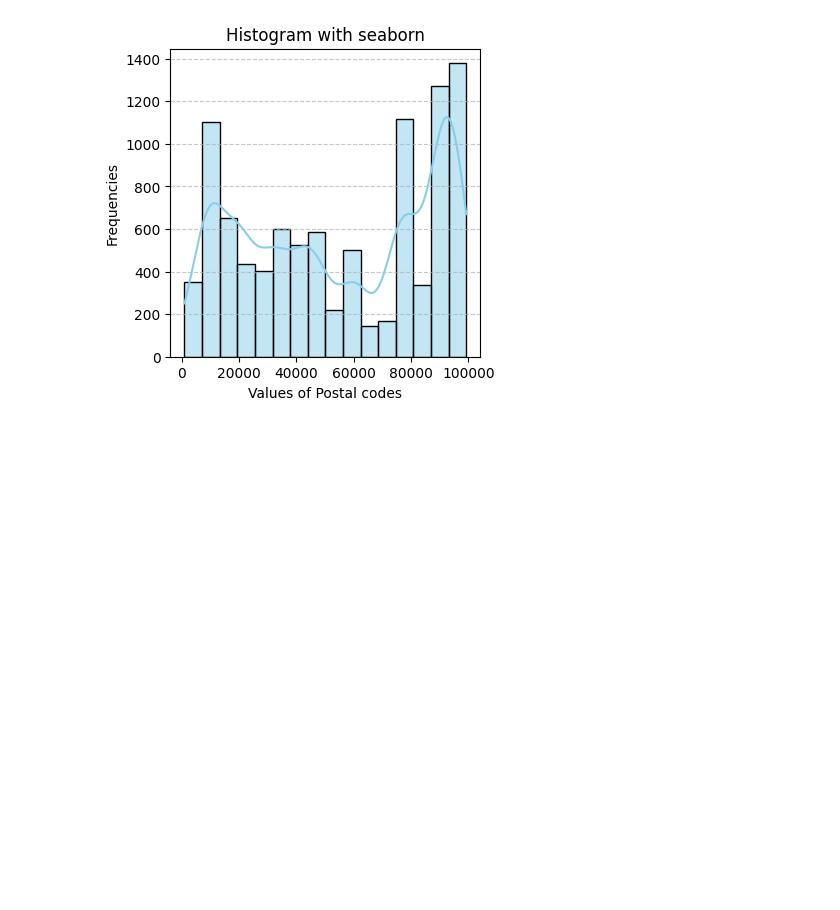
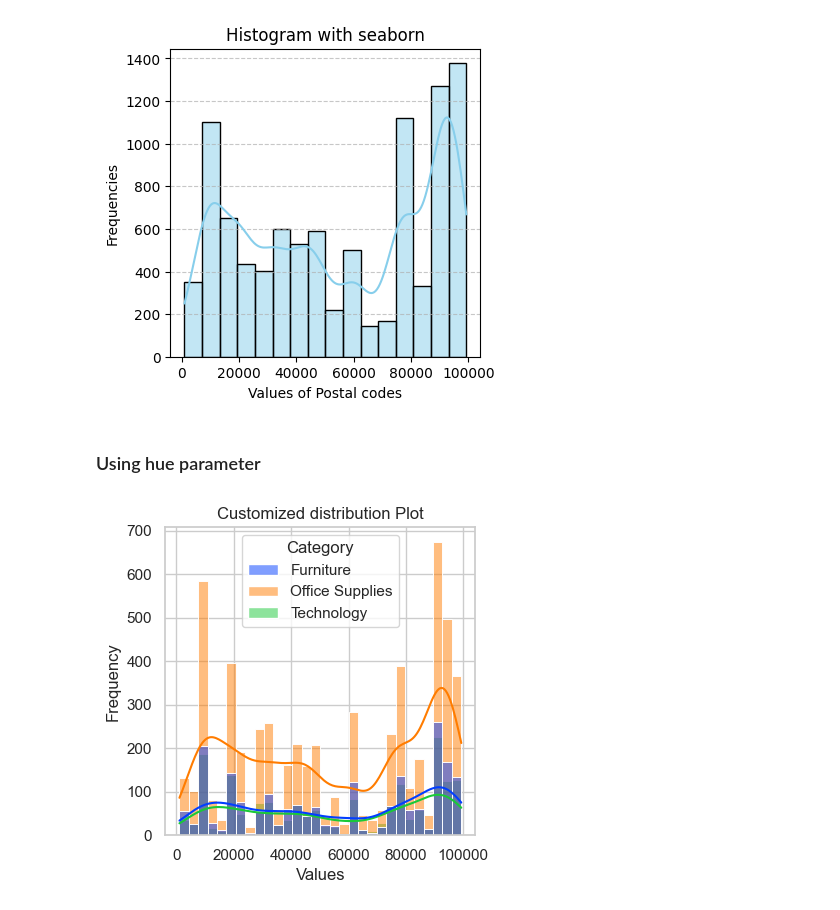
Before and after one commit to hermannkakapeu/EDA1, a Jupyter notebook: EDA_SuperMarket_Kaggle.ipynb, the cells around one changed output. Drawn from its saved outputs; the diff is of its cells as text; code cells hidden in the pictures; blank space fills up the shorter version.

```diff
--- a/EDA_SuperMarket_Kaggle.ipynb
+++ b/EDA_SuperMarket_Kaggle.ipynb
@@ -205,2 +206,15 @@ plt.grid(axis='y', linestyle='--', alpha=0.7)
 # %% [output]
 [figure]
+# %% [markdown]
+### Using hue parameter
+# %%
+plt.figure(figsize=(4,4))
+sns.set(style='whitegrid')
+
+sns.histplot(data=df, x='Postal Code', kde=True, hue='Category', palette='bright', bins=30, multiple='layer')
+plt.title('Customized distribution Plot')
+plt.xlabel('Values')
+plt.ylabel('Frequency')
+plt.show()
+# %% [output]
+[figure, added]
```
Also changed, not shown: parts of 44 cells of this notebook, 1 other file.
